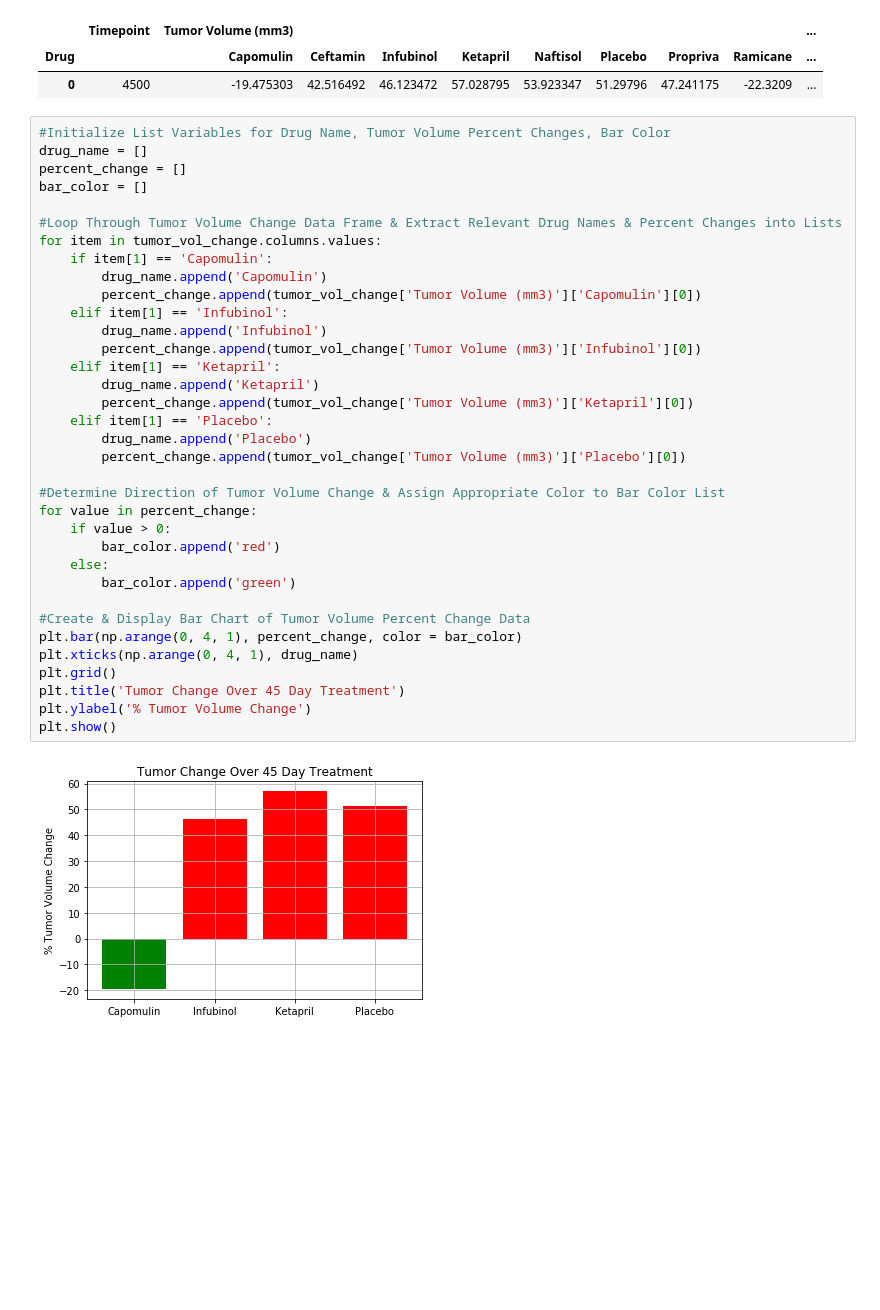
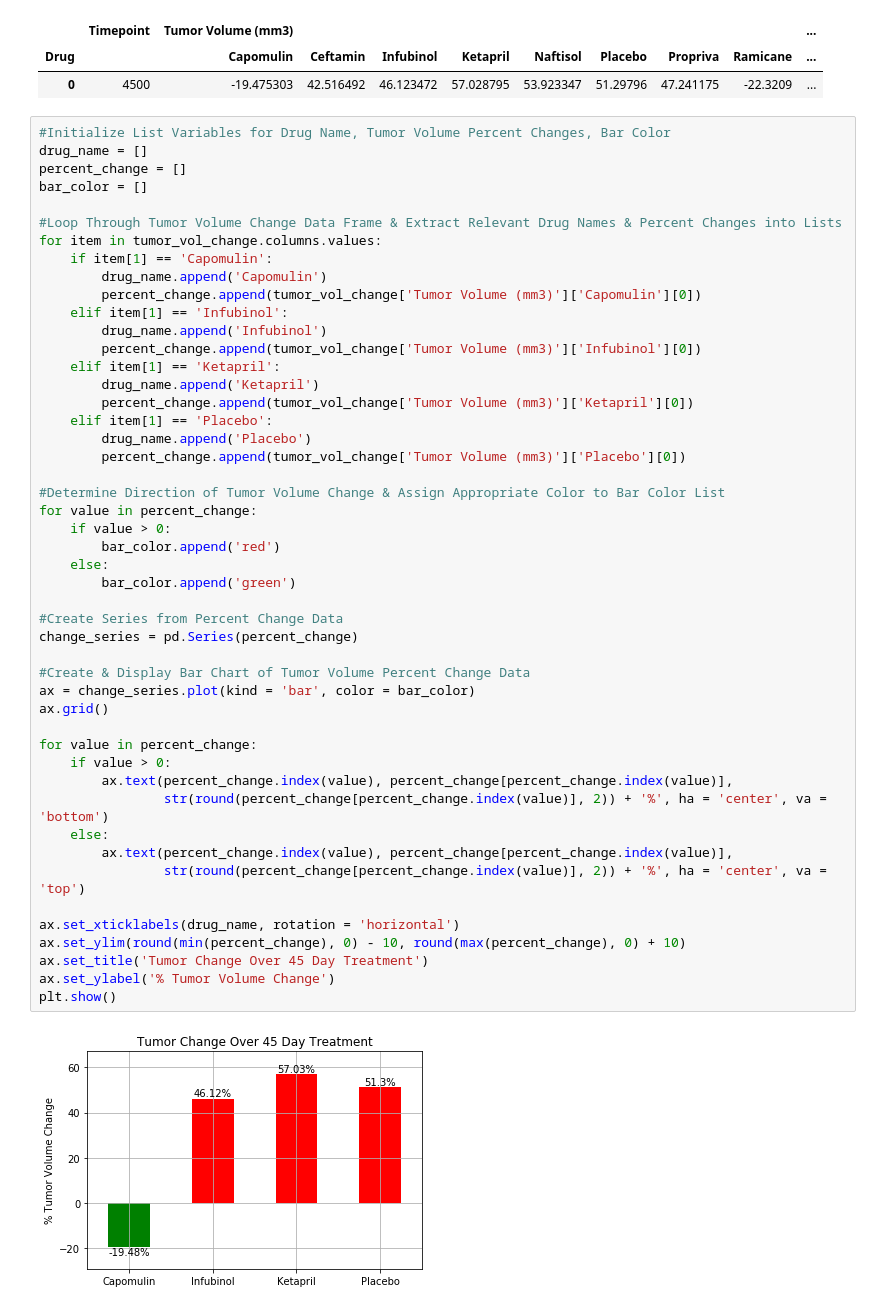
Before and after one commit to mjknj18/Pharmaceutical-Treatment-Result-Analysis, a Jupyter notebook: Pharmaceutical_Treatment_Results_Main.ipynb, the cells around one changed output. Drawn from its saved outputs; the diff is of its cells as text; blank space fills up the shorter version.

```diff
--- a/Pharmaceutical_Treatment_Results_Main.ipynb
+++ b/Pharmaceutical_Treatment_Results_Main.ipynb
@@ -410,36 +410,49 @@ tumor_vol_change
 #Initialize List Variables for Drug Name, Tumor Volume Percent Changes, Bar Color
 drug_name = []
 percent_change = []
 bar_color = []
 
 #Loop Through Tumor Volume Change Data Frame & Extract Relevant Drug Names & Percent Changes into Lists
 for item in tumor_vol_change.columns.values:
     if item[1] == 'Capomulin':
         drug_name.append('Capomulin')
         percent_change.append(tumor_vol_change['Tumor Volume (mm3)']['Capomulin'][0])
     elif item[1] == 'Infubinol':
         drug_name.append('Infubinol')
         percent_change.append(tumor_vol_change['Tumor Volume (mm3)']['Infubinol'][0])
     elif item[1] == 'Ketapril':
         drug_name.append('Ketapril')
         percent_change.append(tumor_vol_change['Tumor Volume (mm3)']['Ketapril'][0])
     elif item[1] == 'Placebo':
         drug_name.append('Placebo')
         percent_change.append(tumor_vol_change['Tumor Volume (mm3)']['Placebo'][0])
 
 #Determine Direction of Tumor Volume Change & Assign Appropriate Color to Bar Color List
 for value in percent_change:
     if value > 0:
         bar_color.append('red')
     else:
         bar_color.append('green')
 
+#Create Series from Percent Change Data
+change_series = pd.Series(percent_change)
+
 #Create & Display Bar Chart of Tumor Volume Percent Change Data
-plt.bar(np.arange(0, 4, 1), percent_change, color = bar_color)
-plt.xticks(np.arange(0, 4, 1), drug_name)
-plt.grid()
-plt.title('Tumor Change Over 45 Day Treatment')
-plt.ylabel('% Tumor Volume Change')
+ax = change_series.plot(kind = 'bar', color = bar_color)
+ax.grid()
+
+for value in percent_change:
+    if value > 0:
+        ax.text(percent_change.index(value), percent_change[percent_change.index(value)],
+                str(round(percent_change[percent_change.index(value)], 2)) + '%', ha = 'center', va = 'bottom')
+    else:
+        ax.text(percent_change.index(value), percent_change[percent_change.index(value)],
+                str(round(percent_change[percent_change.index(value)], 2)) + '%', ha = 'center', va = 'top')
+
+ax.set_xticklabels(drug_name, rotation = 'horizontal')
+ax.set_ylim(round(min(percent_change), 0) - 10, round(max(percent_change), 0) + 10)
+ax.set_title('Tumor Change Over 45 Day Treatment')
+ax.set_ylabel('% Tumor Volume Change')
 plt.show()
 # %% [output]
-[figure, old version]
+[figure, new version]
```
